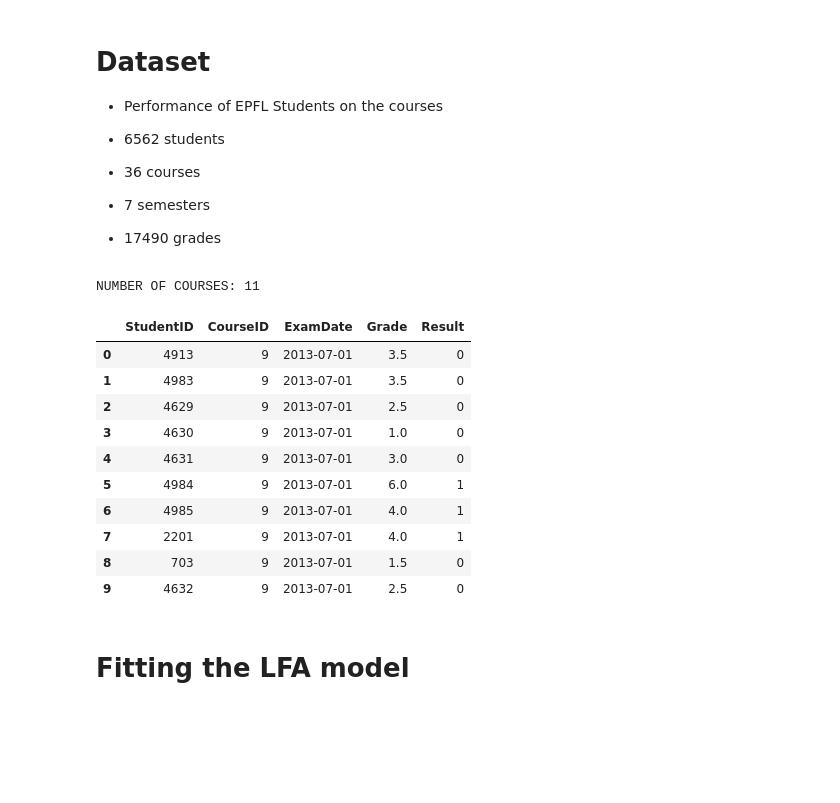
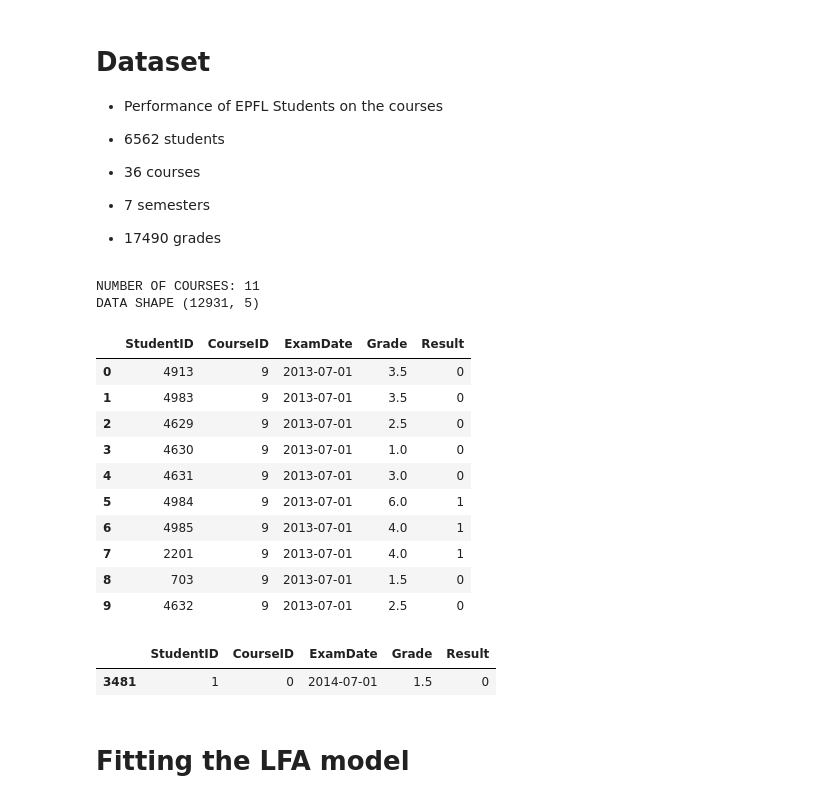
Before and after one commit to chili-epfl/ASILE, a Jupyter notebook: Campus-Analysis.ipynb, the cells around one changed output. Drawn from its saved outputs; the diff is of its cells as text; code cells hidden in the pictures; blank space fills up the shorter version.

```diff
--- a/Campus-Analysis.ipynb
+++ b/Campus-Analysis.ipynb
@@ -22,12 +22,15 @@ import matplotlib.pyplot as plt
 - 17490 grades
 # %%
 subset = { 'EE-100', 'EE-102', 'PHYS-101', 'PHYS-106', 'MATH-111', 'MATH-150', 'CS-112', 'CIVIL-123', 'CS-111', 'CIVIL-122', 'ENV-140' }
-print('NUMBER OF COURSES:', len(subset))
+D = len(subset)
+print('NUMBER OF COURSES:', D)
 
 (data, courses) = utils.getSQLData(subset)
+print('DATA SHAPE', data.shape)
 data.head(10)
 # %% [output]
 NUMBER OF COURSES: 11
+DATA SHAPE (12931, 5)
 |  | StudentID | CourseID | ExamDate | Grade | Result |
 | 0 | 4913 | 9 | 2013-07-01 | 3.5 | 0 |
 | 1 | 4983 | 9 | 2013-07-01 | 3.5 | 0 |
@@ -39,6 +42,11 @@ NUMBER OF COURSES: 11
 | 7 | 2201 | 9 | 2013-07-01 | 4.0 | 1 |
 | 8 | 703 | 9 | 2013-07-01 | 1.5 | 0 |
 | 9 | 4632 | 9 | 2013-07-01 | 2.5 | 0 |
+# %%
+data[data.StudentID == 1]
+# %% [output]
+|  | StudentID | CourseID | ExamDate | Grade | Result |
+| 3481 | 1 | 0 | 2014-07-01 | 1.5 | 0 |
 # %% [markdown]
 # Fitting the LFA model
 # %%
```
Also changed, not shown: parts of 5 cells of this notebook, 6 other files.
